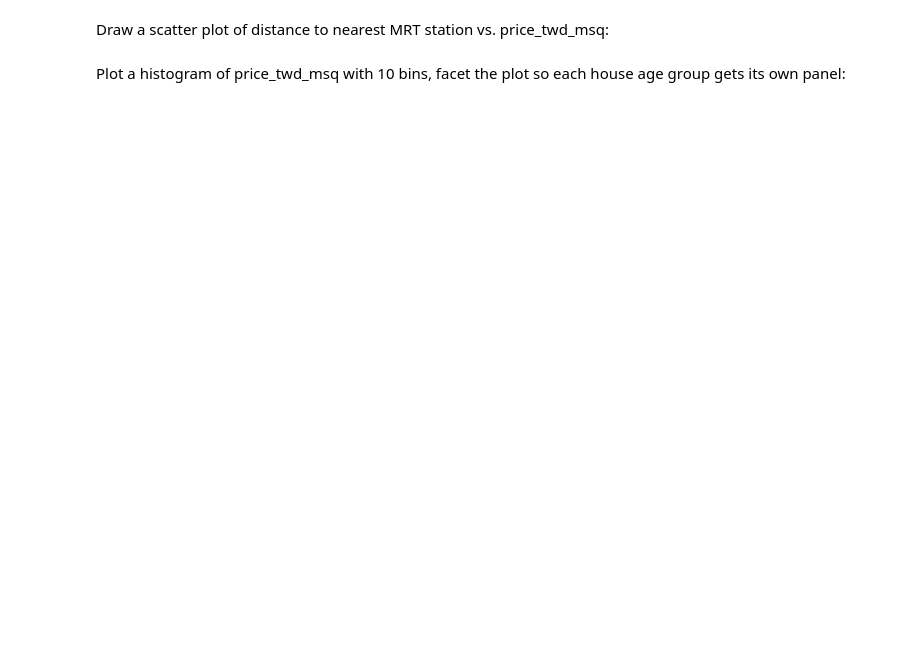
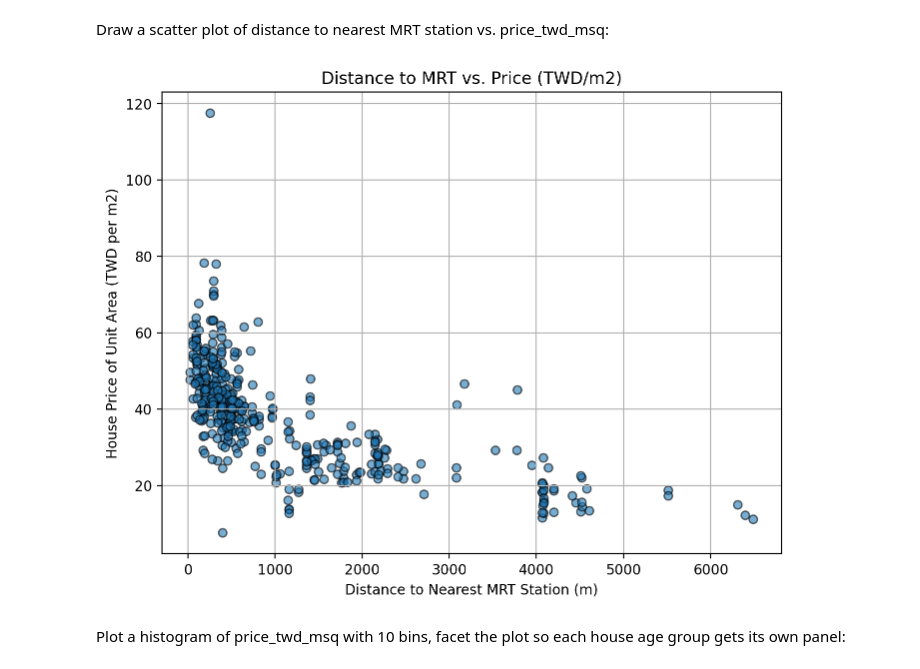
Before and after one commit to arietz/DS2025, a Jupyter notebook: Report7/Exercise10.ipynb, the cells around one changed output. Cells and saved outputs as stored; diff of their text form; code cells hidden in the pictures; blank space fills up the shorter version.

```diff
--- a/Report7/Exercise10.ipynb
+++ b/Report7/Exercise10.ipynb
@@ -142,6 +174,20 @@ Draw a scatter plot of house_age_years vs. price_twd_msq:
 Draw a scatter plot of distance to nearest MRT station vs. price_twd_msq:
 # %%
 # Your code here
+import pandas as pd
+import matplotlib.pyplot as plt
+
+df = pd.read_csv("real_estate.csv")
+
+plt.figure(figsize=(8, 6))
+plt.scatter(df['distance to the nearest MRT station'], df['house price of unit area'], alpha=0.6, edgecolors='k')
+plt.xlabel('Distance to Nearest MRT Station (m)')
+plt.ylabel('House Price of Unit Area (TWD per m2)')
+plt.title('Distance to MRT vs. Price (TWD/m2)')
+plt.grid(True)
+plt.show()
+# %% [output]
+[figure, added]
 # %% [markdown]
 Plot a histogram of price_twd_msq with 10 bins, facet the plot so each house age group gets its own panel:
 # %%
```
Also changed, not shown: parts of 11 cells of this notebook, 14 other files.
